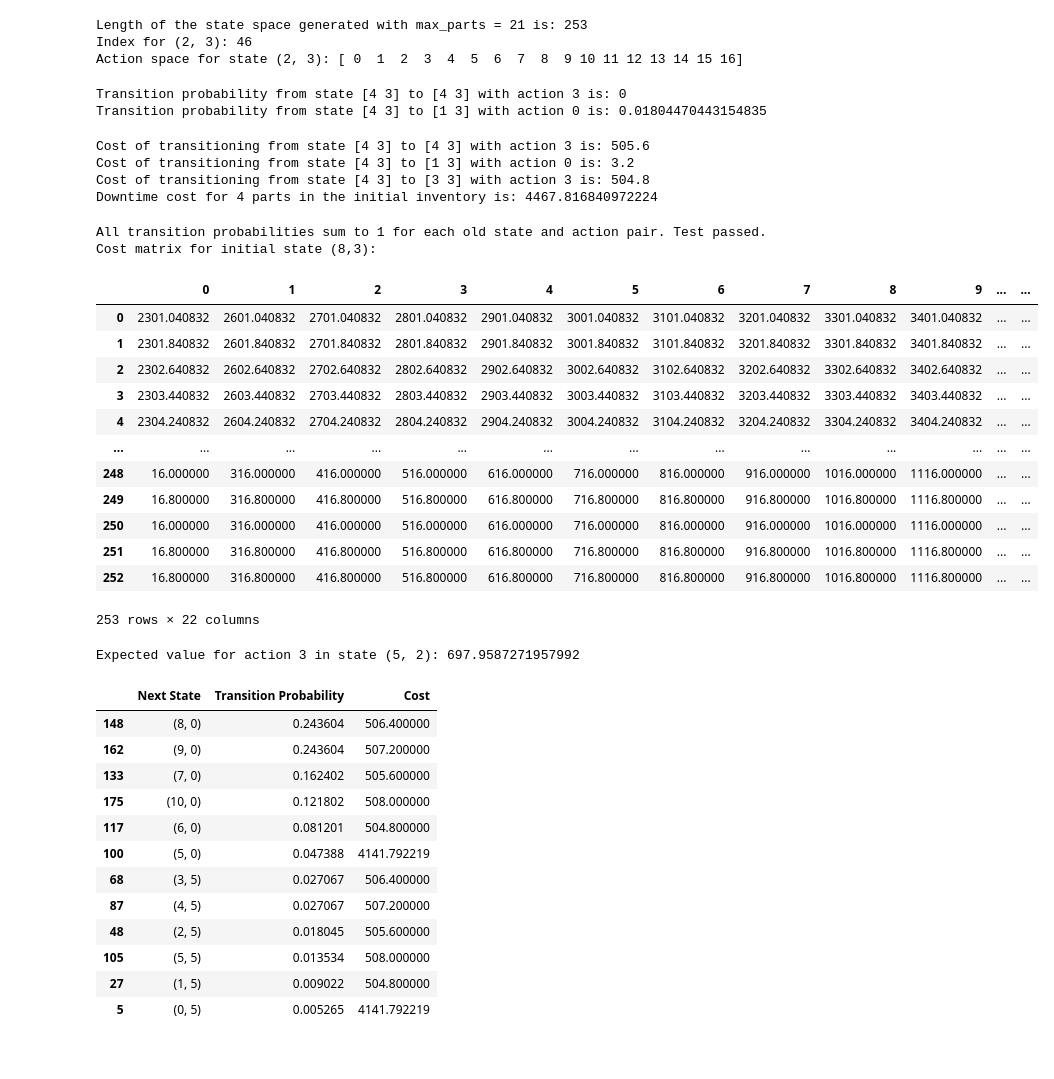
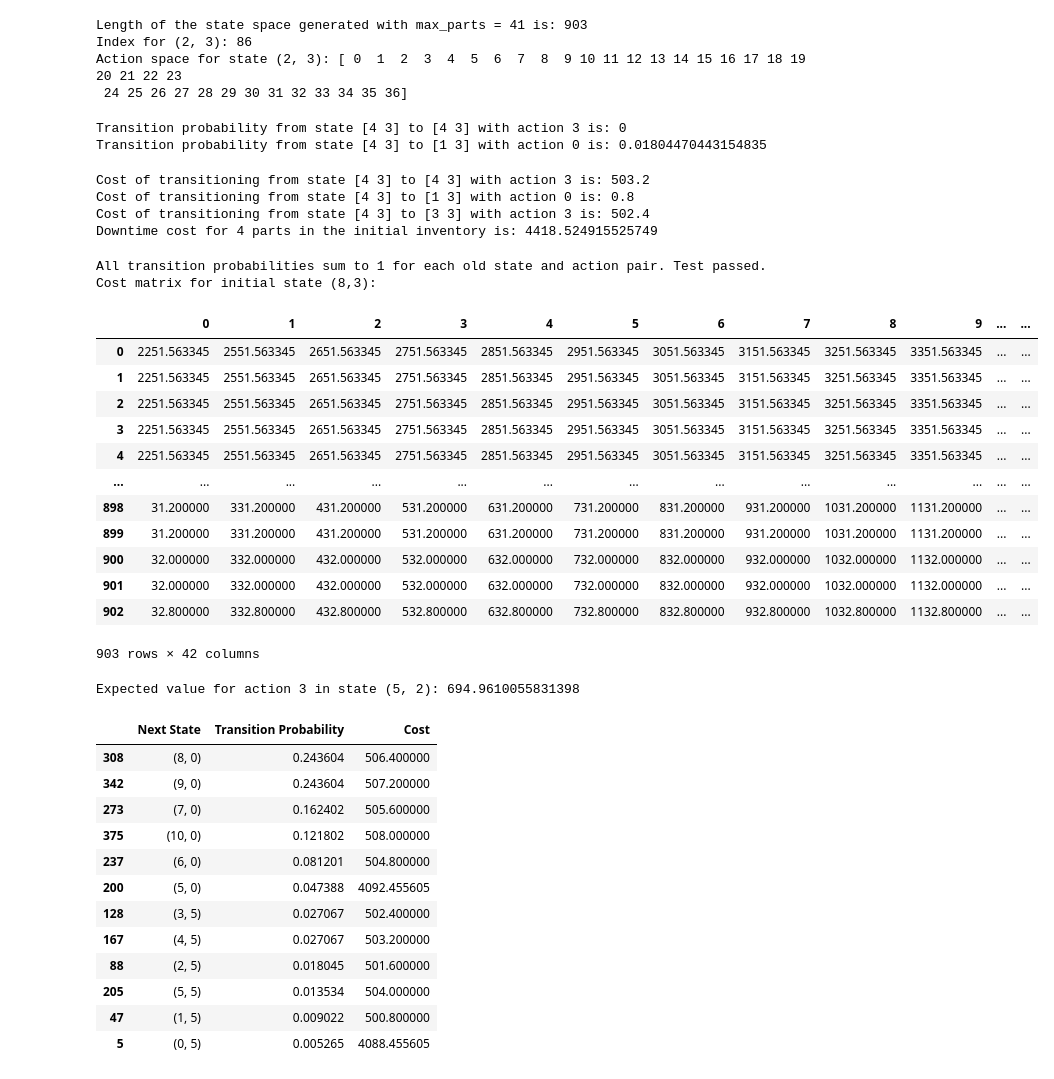
Before and after one commit to t-unger/Spare-Parts-Inventory, a Jupyter notebook: General_Lead_Times.ipynb, the cells around one changed output. Drawn from its saved outputs; the diff is of its cells as text; code cells hidden in the pictures.

```diff
--- a/General_Lead_Times.ipynb
+++ b/General_Lead_Times.ipynb
@@ -8,7 +8,7 @@ import time
 from state_space_setup import *
 
 
-maximum_parts =  21
+maximum_parts =  41
 
 
 print("Length of the state space generated with max_parts =", maximum_parts,
@@ -16,9 +16,10 @@ print("Length of the state space generated with max_parts =", maximum_parts,
 print("Index for (2, 3):", get_index(2, 3, maximum_parts))
 print("Action space for state (2, 3):", get_action_space(np.array([2, 3]), maximum_parts))
 # %% [output]
-Length of the state space generated with max_parts = 21 is: 253
-Index for (2, 3): 46
-Action space for state (2, 3): [ 0  1  2  3  4  5  6  7  8  9 10 11 12 13 14 15 16]
+Length of the state space generated with max_parts = 41 is: 903
+Index for (2, 3): 86
+Action space for state (2, 3): [ 0  1  2  3  4  5  6  7  8  9 10 11 12 13 14 15 16 17 18 19 20 21 22 23
+ 24 25 26 27 28 29 30 31 32 33 34 35 36]
 # %%
 def transition_probabilities(old_state, new_state, action):
     """
@@ -77,7 +78,7 @@ print("Transition probability from state", state_1, "to", state_2, "with action"
 Transition probability from state [4 3] to [4 3] with action 3 is: 0
 Transition probability from state [4 3] to [1 3] with action 0 is: 0.01804470443154835
 # %%
-def downtime_cost(num_parts, k=168, lambda_=2, cost_per_week=16800):
+def downtime_cost(num_parts, k=10080, lambda_=2, cost_per_week=16800):
     """
     Input: num_parts (int): The number of parts currently in the inventory.
            k (int): The number of periods in a week (default is 168 hours).
@@ -154,8 +155,8 @@ def cost_function(old_state, new_state, action):
     else:
         shortage_cost = 0
 
-    # calculate holding cost for the new inventory level (paying for both delivered and ordered)
-    holding_cost = holding_cost_as_percentage * price_per_part * (new_state[0] + new_state[1])
+    # calculate holding cost for the new inventory level (paying it for ordered as well does not change the result for the usual parameters)
+    holding_cost = holding_cost_as_percentage * price_per_part * new_state[0]
 
     return holding_cost + order_cost + shortage_cost
 
@@ -176,12 +177,11 @@ print("Cost of transitioning from state", state_1, "to", state_3, "with action",
 print("Downtime cost for 4 parts in the initial inventory is:",
       downtime_cost(4))
 # %% [output]
-Cost of transitioning from state [4 3] to [4 3] with action 3 is: 505.6
-Cost of transitioning from state [4 3] to [1 3] with action 0 is: 3.2
-Cost of transitioning from state [4 3] to [3 3] with action 3 is: 504.8
-Downtime cost for 4 parts in the initial inventory is: 4467.816840972224
+Cost of transitioning from state [4 3] to [4 3] with action 3 is: 503.2
+Cost of transitioning from state [4 3] to [1 3] with action 0 is: 0.8
+Cost of transitioning from state [4 3] to [3 3] with action 3 is: 502.4
+Downtime cost for 4 parts in the initial inventory is: 4418.524915525749
 # %%
-maximum_parts =  21
 state_space = get_state_space(maximum_parts)
 
 
@@ -200,45 +200,45 @@ for i, s_old in enumerate(state_space):
         total_prob = round(np.sum(trans_prob_matrix[i, :, a]), 9)
         if total_prob != 1.0:
             print(f"Probability sum for old state {s_old}, and action {a}: {total_prob:.9f}")
             all_correct = False
 if all_correct:
     print("All transition probabilities sum to 1 for each old state and action pair. Test passed.")
 else:
     print("Some transition probabilities do not sum to 1, see above. Test failed.")
 
 
 # repeat the same for the cost function
 cost_matrix = np.zeros((len(state_space), len(state_space), maximum_parts + 1))
 for i, s_old in enumerate(state_space):
     for j, s_new in enumerate(state_space):
         for a in range(maximum_parts + 1):
             cost_matrix[i, j, a] = cost_function(s_old, s_new, a)
 
 
 # visual check of the cost matrix for a specific inital state
 print("Cost matrix for initial state (8,3):\n")
 display(pd.DataFrame(cost_matrix[get_index(8, 3, maximum_parts), :, :], index=np.arange(len(state_space)), columns=np.arange(maximum_parts + 1)))
 
 
 # save the transition probability and cost matrices to files
 np.save('cost_matrix.npy', cost_matrix)
 np.save('trans_prob_matrix.npy', trans_prob_matrix)
 # %% [output]
 All transition probabilities sum to 1 for each old state and action pair. Test passed.
 Cost matrix for initial state (8,3):
 |  | 0 | 1 | 2 | 3 | 4 | 5 | 6 | 7 | 8 | 9 | ... | ... |
-| 0 | 2301.040832 | 2601.040832 | 2701.040832 | 2801.040832 | 2901.040832 | 3001.040832 | 3101.040832 | 3201.040832 | 3301.040832 | 3401.040832 | ... | ... |
-| 1 | 2301.840832 | 2601.840832 | 2701.840832 | 2801.840832 | 2901.840832 | 3001.840832 | 3101.840832 | 3201.840832 | 3301.840832 | 3401.840832 | ... | ... |
-| 2 | 2302.640832 | 2602.640832 | 2702.640832 | 2802.640832 | 2902.640832 | 3002.640832 | 3102.640832 | 3202.640832 | 3302.640832 | 3402.640832 | ... | ... |
-| 3 | 2303.440832 | 2603.440832 | 2703.440832 | 2803.440832 | 2903.440832 | 3003.440832 | 3103.440832 | 3203.440832 | 3303.440832 | 3403.440832 | ... | ... |
-| 4 | 2304.240832 | 2604.240832 | 2704.240832 | 2804.240832 | 2904.240832 | 3004.240832 | 3104.240832 | 3204.240832 | 3304.240832 | 3404.240832 | ... | ... |
+| 0 | 2251.563345 | 2551.563345 | 2651.563345 | 2751.563345 | 2851.563345 | 2951.563345 | 3051.563345 | 3151.563345 | 3251.563345 | 3351.563345 | ... | ... |
+| 1 | 2251.563345 | 2551.563345 | 2651.563345 | 2751.563345 | 2851.563345 | 2951.563345 | 3051.563345 | 3151.563345 | 3251.563345 | 3351.563345 | ... | ... |
+| 2 | 2251.563345 | 2551.563345 | 2651.563345 | 2751.563345 | 2851.563345 | 2951.563345 | 3051.563345 | 3151.563345 | 3251.563345 | 3351.563345 | ... | ... |
+| 3 | 2251.563345 | 2551.563345 | 2651.563345 | 2751.563345 | 2851.563345 | 2951.563345 | 3051.563345 | 3151.563345 | 3251.563345 | 3351.563345 | ... | ... |
+| 4 | 2251.563345 | 2551.563345 | 2651.563345 | 2751.563345 | 2851.563345 | 2951.563345 | 3051.563345 | 3151.563345 | 3251.563345 | 3351.563345 | ... | ... |
 | ... | ... | ... | ... | ... | ... | ... | ... | ... | ... | ... | ... | ... |
-| 248 | 16.000000 | 316.000000 | 416.000000 | 516.000000 | 616.000000 | 716.000000 | 816.000000 | 916.000000 | 1016.000000 | 1116.000000 | ... | ... |
-| 249 | 16.800000 | 316.800000 | 416.800000 | 516.800000 | 616.800000 | 716.800000 | 816.800000 | 916.800000 | 1016.800000 | 1116.800000 | ... | ... |
-| 250 | 16.000000 | 316.000000 | 416.000000 | 516.000000 | 616.000000 | 716.000000 | 816.000000 | 916.000000 | 1016.000000 | 1116.000000 | ... | ... |
-| 251 | 16.800000 | 316.800000 | 416.800000 | 516.800000 | 616.800000 | 716.800000 | 816.800000 | 916.800000 | 1016.800000 | 1116.800000 | ... | ... |
-| 252 | 16.800000 | 316.800000 | 416.800000 | 516.800000 | 616.800000 | 716.800000 | 816.800000 | 916.800000 | 1016.800000 | 1116.800000 | ... | ... |
+| 898 | 31.200000 | 331.200000 | 431.200000 | 531.200000 | 631.200000 | 731.200000 | 831.200000 | 931.200000 | 1031.200000 | 1131.200000 | ... | ... |
+| 899 | 31.200000 | 331.200000 | 431.200000 | 531.200000 | 631.200000 | 731.200000 | 831.200000 | 931.200000 | 1031.200000 | 1131.200000 | ... | ... |
+| 900 | 32.000000 | 332.000000 | 432.000000 | 532.000000 | 632.000000 | 732.000000 | 832.000000 | 932.000000 | 1032.000000 | 1132.000000 | ... | ... |
+| 901 | 32.000000 | 332.000000 | 432.000000 | 532.000000 | 632.000000 | 732.000000 | 832.000000 | 932.000000 | 1032.000000 | 1132.000000 | ... | ... |
+| 902 | 32.800000 | 332.800000 | 432.800000 | 532.800000 | 632.800000 | 732.800000 | 832.800000 | 932.800000 | 1032.800000 | 1132.800000 | ... | ... |
-253 rows × 22 columns
+903 rows × 42 columns
 # %%
 def expected_action_value(current_state, action, values):
     """
@@ -281,20 +281,20 @@ check_df = pd.DataFrame({
 })
 display(check_df[check_df["Transition Probability"] > 0].sort_values(by="Transition Probability", ascending=False))
 # %% [output]
-Expected value for action 3 in state (5, 2): 697.9587271957992
+Expected value for action 3 in state (5, 2): 694.9610055831398
 |  | Next State | Transition Probability | Cost |
-| 148 | (8, 0) | 0.243604 | 506.400000 |
-| 162 | (9, 0) | 0.243604 | 507.200000 |
-| 133 | (7, 0) | 0.162402 | 505.600000 |
-| 175 | (10, 0) | 0.121802 | 508.000000 |
-| 117 | (6, 0) | 0.081201 | 504.800000 |
-| 100 | (5, 0) | 0.047388 | 4141.792219 |
-| 68 | (3, 5) | 0.027067 | 506.400000 |
-| 87 | (4, 5) | 0.027067 | 507.200000 |
-| 48 | (2, 5) | 0.018045 | 505.600000 |
-| 105 | (5, 5) | 0.013534 | 508.000000 |
-| 27 | (1, 5) | 0.009022 | 504.800000 |
-| 5 | (0, 5) | 0.005265 | 4141.792219 |
+| 308 | (8, 0) | 0.243604 | 506.400000 |
+| 342 | (9, 0) | 0.243604 | 507.200000 |
+| 273 | (7, 0) | 0.162402 | 505.600000 |
+| 375 | (10, 0) | 0.121802 | 508.000000 |
+| 237 | (6, 0) | 0.081201 | 504.800000 |
+| 200 | (5, 0) | 0.047388 | 4092.455605 |
+| 128 | (3, 5) | 0.027067 | 502.400000 |
+| 167 | (4, 5) | 0.027067 | 503.200000 |
+| 88 | (2, 5) | 0.018045 | 501.600000 |
+| 205 | (5, 5) | 0.013534 | 504.000000 |
+| 47 | (1, 5) | 0.009022 | 500.800000 |
+| 5 | (0, 5) | 0.005265 | 4088.455605 |
 # %%
 # Value iteration
 error = 1e-6
```
Also changed, not shown: parts of 4 cells of this notebook, 5 other files.
